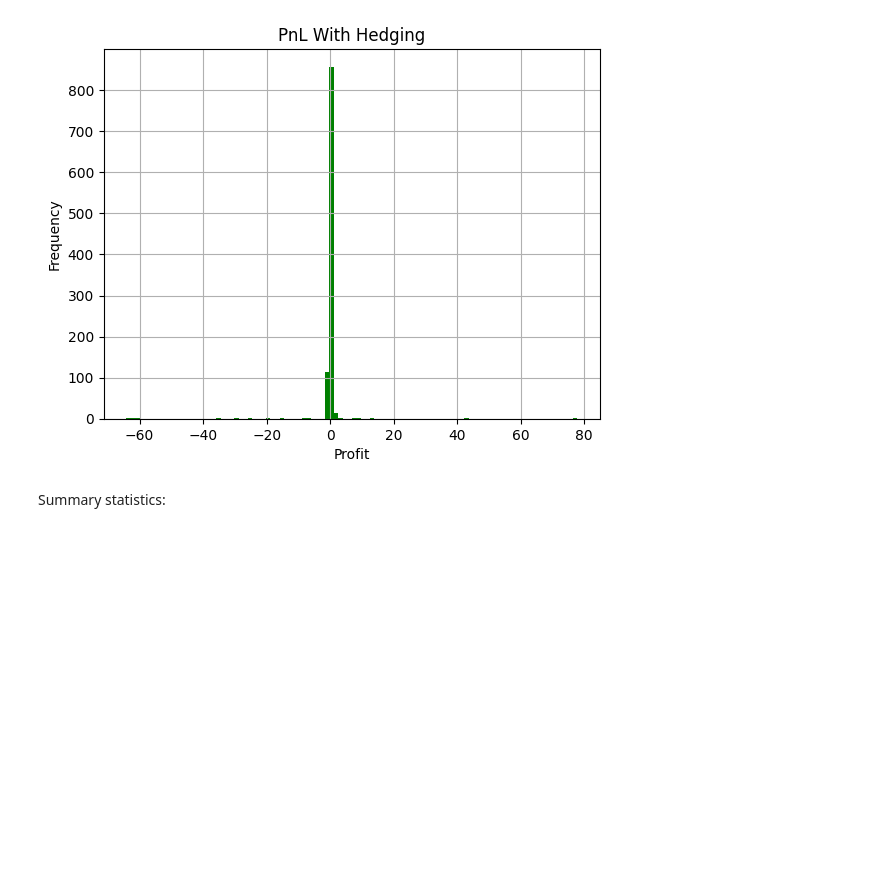
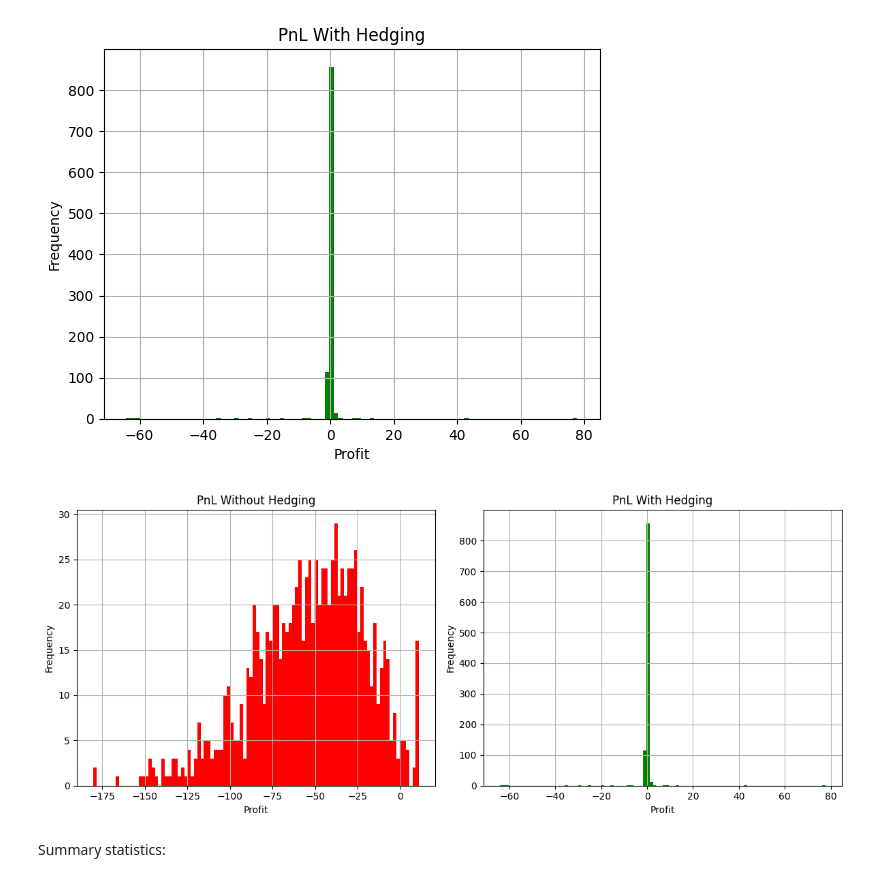
Before and after one commit to Richard1Dev/black-scholes-model-implementation, a Jupyter notebook: notebooks/delta_hedging_analysis.ipynb, the cells around one changed output. Cells and saved outputs as stored; diff of their text form; code cells hidden in the pictures; blank space fills up the shorter version.

```diff
--- a/notebooks/delta_hedging_analysis.ipynb
+++ b/notebooks/delta_hedging_analysis.ipynb
@@ -156,6 +156,27 @@ if SAVE_FIGS:
     plt.savefig('../figures/PnL_with_hedge.png')
 # %% [output]
 [figure]
+# %%
+_, axs = plt.subplots(1, 2, figsize=(12, 5))
+
+axs[0].hist(no_hedge_pnl, bins=100, density=False, color='red')
+axs[0].set_title("PnL Without Hedging")
+axs[0].set_xlabel("Profit")
+axs[0].set_ylabel("Frequency")
+axs[0].grid(True)
+
+axs[1].hist(results.pnl, bins=100, density=False, color='green')
+axs[1].set_title("PnL With Hedging")
+axs[1].set_xlabel("Profit")
+axs[1].set_ylabel("Frequency")
+axs[1].grid(True)
+
+plt.tight_layout()
+
+if SAVE_FIGS:
+    plt.savefig('../figures/PnL_with_vs_without_hedge.png')
+# %% [output]
+[figure, added]
 # %% [markdown]
 Summary statistics:
 # %%
```
Also changed, not shown: parts of 1 cell of this notebook, 2 other files.
